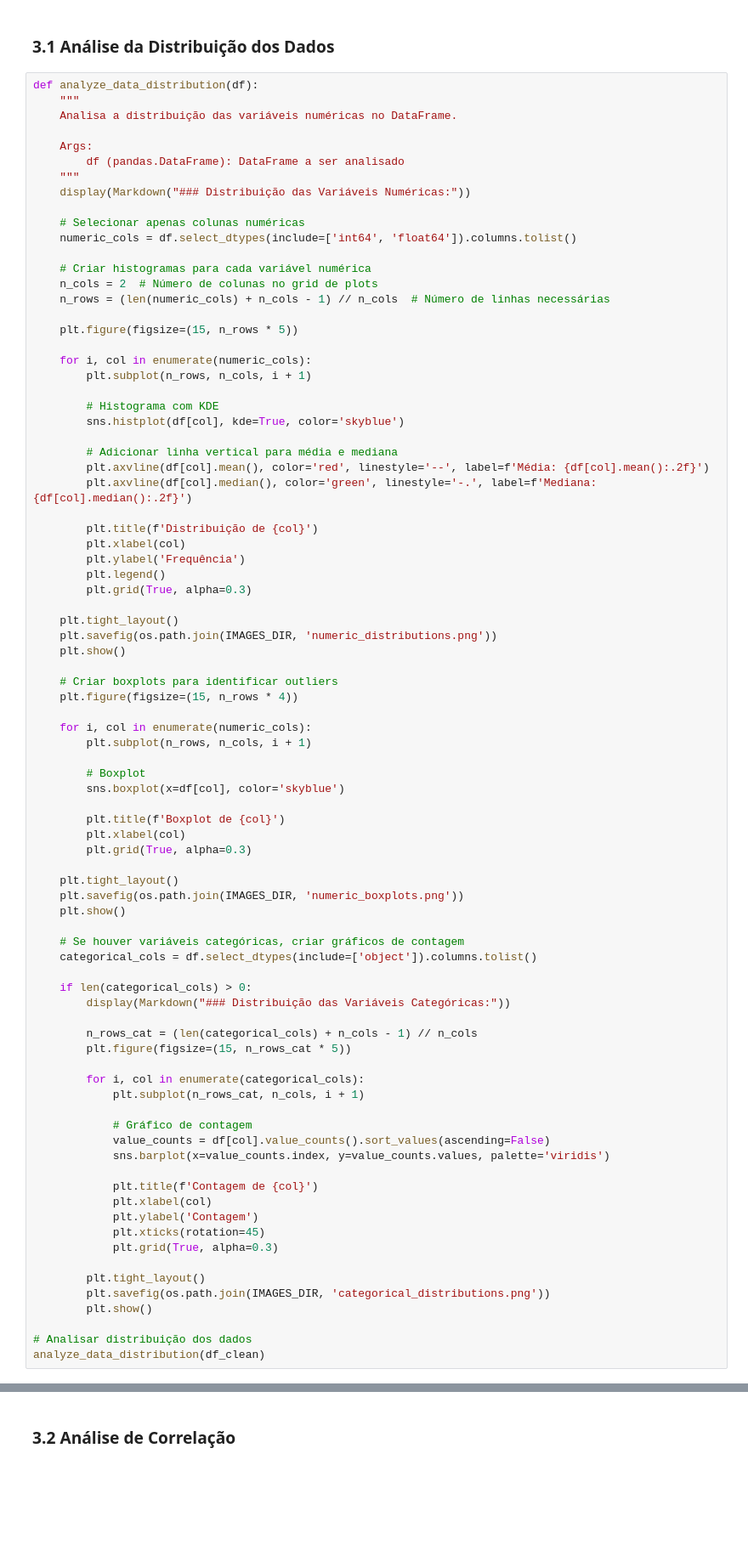
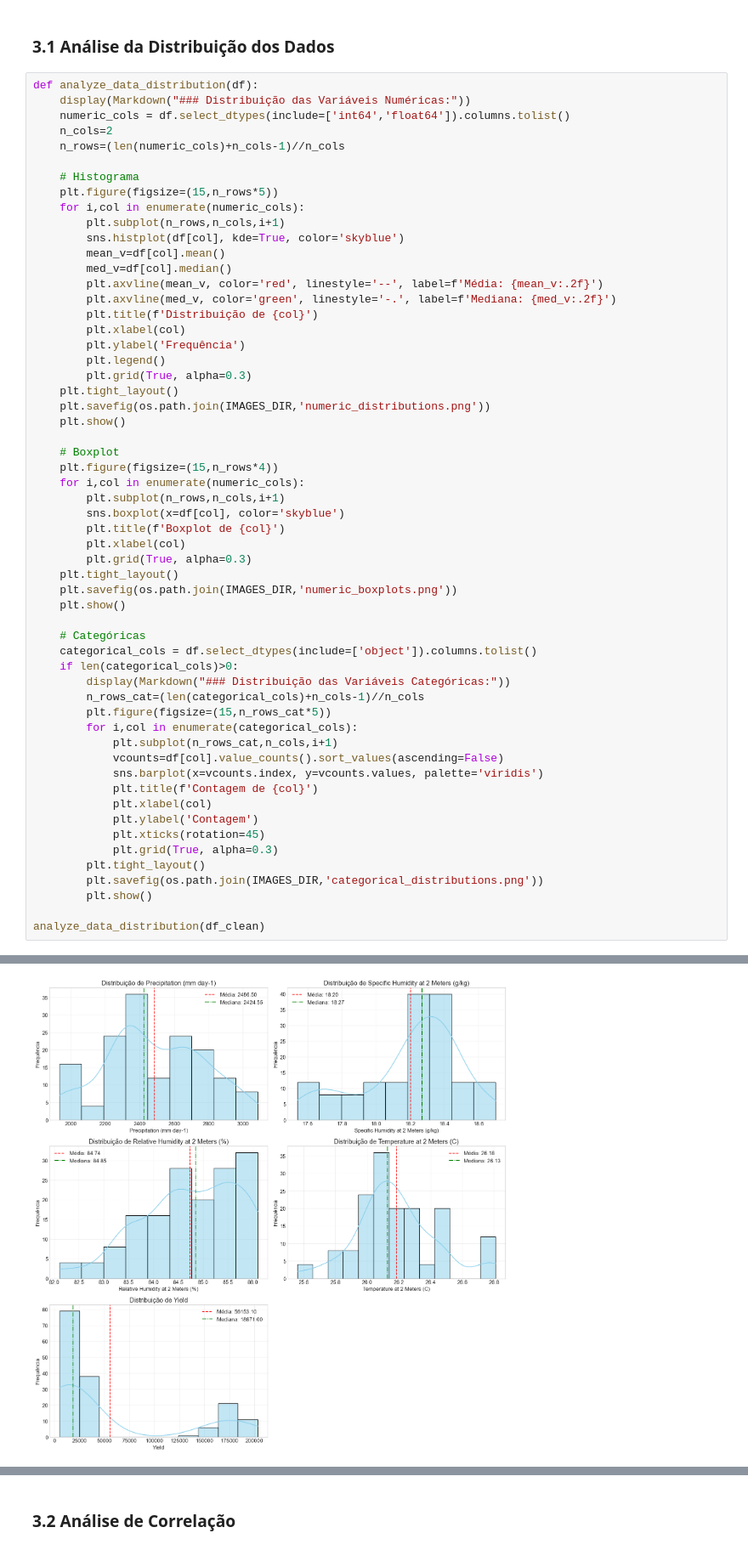
Before and after one commit to FIAP-IA2024/farm-tech-solutions-v5, a Jupyter notebook: notebooks/crop_yield_analysis.ipynb, the cells around one changed output, grey strips where cells are left out. Shown at 85% size. Drawn from its saved outputs; the diff is of its cells as text; blank space fills up the shorter version.

```diff
--- a/notebooks/crop_yield_analysis.ipynb
+++ b/notebooks/crop_yield_analysis.ipynb
@@ -192,85 +231,59 @@ print(f"\nValores ausentes restantes: {df_clean.isnull().sum().sum()}")
 ### 3.1 Análise da Distribuição dos Dados
 # %%
 def analyze_data_distribution(df):
-    """
-    Analisa a distribuição das variáveis numéricas no DataFrame.
+    display(Markdown("### Distribuição das Variáveis Numéricas:"))
+    numeric_cols = df.select_dtypes(include=['int64','float64']).columns.tolist()
+    n_cols=2
+    n_rows=(len(numeric_cols)+n_cols-1)//n_cols
 
-    Args:
-        df (pandas.DataFrame): DataFrame a ser analisado
-    """
-    display(Markdown("### Distribuição das Variáveis Numéricas:"))
-
-    # Selecionar apenas colunas numéricas
-    numeric_cols = df.select_dtypes(include=['int64', 'float64']).columns.tolist()
-
-    # Criar histogramas para cada variável numérica
-    n_cols = 2  # Número de colunas no grid de plots
-    n_rows = (len(numeric_cols) + n_cols - 1) // n_cols  # Número de linhas necessárias
-
-    plt.figure(figsize=(15, n_rows * 5))
-
-    for i, col in enumerate(numeric_cols):
-        plt.subplot(n_rows, n_cols, i + 1)
-
-        # Histograma com KDE
+    # Histograma
+    plt.figure(figsize=(15,n_rows*5))
+    for i,col in enumerate(numeric_cols):
+        plt.subplot(n_rows,n_cols,i+1)
         sns.histplot(df[col], kde=True, color='skyblue')
-
-        # Adicionar linha vertical para média e mediana
-        plt.axvline(df[col].mean(), color='red', linestyle='--', label=f'Média: {df[col].mean():.2f}')
-        plt.axvline(df[col].median(), color='green', linestyle='-.', label=f'Mediana: {df[col].median():.2f}')
-
+        mean_v=df[col].mean()
+        med_v=df[col].median()
+        plt.axvline(mean_v, color='red', linestyle='--', label=f'Média: {mean_v:.2f}')
+        plt.axvline(med_v, color='green', linestyle='-.', label=f'Mediana: {med_v:.2f}')
         plt.title(f'Distribuição de {col}')
         plt.xlabel(col)
         plt.ylabel('Frequência')
         plt.legend()
         plt.grid(True, alpha=0.3)
-
     plt.tight_layout()
-    plt.savefig(os.path.join(IMAGES_DIR, 'numeric_distributions.png'))
+    plt.savefig(os.path.join(IMAGES_DIR,'numeric_distributions.png'))
     plt.show()
 
-    # Criar boxplots para identificar outliers
-    plt.figure(figsize=(15, n_rows * 4))
-
-    for i, col in enumerate(numeric_cols):
-        plt.subplot(n_rows, n_cols, i + 1)
-
-        # Boxplot
+    # Boxplot
+    plt.figure(figsize=(15,n_rows*4))
+    for i,col in enumerate(numeric_cols):
+        plt.subplot(n_rows,n_cols,i+1)
         sns.boxplot(x=df[col], color='skyblue')
-
         plt.title(f'Boxplot de {col}')
         plt.xlabel(col)
         plt.grid(True, alpha=0.3)
-
     plt.tight_layout()
-    plt.savefig(os.path.join(IMAGES_DIR, 'numeric_boxplots.png'))
+    plt.savefig(os.path.join(IMAGES_DIR,'numeric_boxplots.png'))
     plt.show()
 
-    # Se houver variáveis categóricas, criar gráficos de contagem
+    # Categóricas
     categorical_cols = df.select_dtypes(include=['object']).columns.tolist()
-
-    if len(categorical_cols) > 0:
+    if len(categorical_cols)>0:
         display(Markdown("### Distribuição das Variáveis Categóricas:"))
-
-        n_rows_cat = (len(categorical_cols) + n_cols - 1) // n_cols
-        plt.figure(figsize=(15, n_rows_cat * 5))
-
-        for i, col in enumerate(categorical_cols):
-            plt.subplot(n_rows_cat, n_cols, i + 1)
-
-            # Gráfico de contagem
-            value_counts = df[col].value_counts().sort_values(ascending=False)
-            sns.barplot(x=value_counts.index, y=value_counts.values, palette='viridis')
-
+        n_rows_cat=(len(categorical_cols)+n_cols-1)//n_cols
+        plt.figure(figsize=(15,n_rows_cat*5))
+        for i,col in enumerate(categorical_cols):
+            plt.subplot(n_rows_cat,n_cols,i+1)
+            vcounts=df[col].value_counts().sort_values(ascending=False)
+            sns.barplot(x=vcounts.index, y=vcounts.values, palette='viridis')
             plt.title(f'Contagem de {col}')
             plt.xlabel(col)
             plt.ylabel('Contagem')
             plt.xticks(rotation=45)
             plt.grid(True, alpha=0.3)
-
         plt.tight_layout()
-        plt.savefig(os.path.join(IMAGES_DIR, 'categorical_distributions.png'))
+        plt.savefig(os.path.join(IMAGES_DIR,'categorical_distributions.png'))
         plt.show()
 
-# Analisar distribuição dos dados
 analyze_data_distribution(df_clean)
+# %% [output]
@@ -276,0 +291 @@ analyze_data_distribution(df_clean)
+[figure, added]
```
Also changed, not shown: parts of 44 cells of this notebook.
